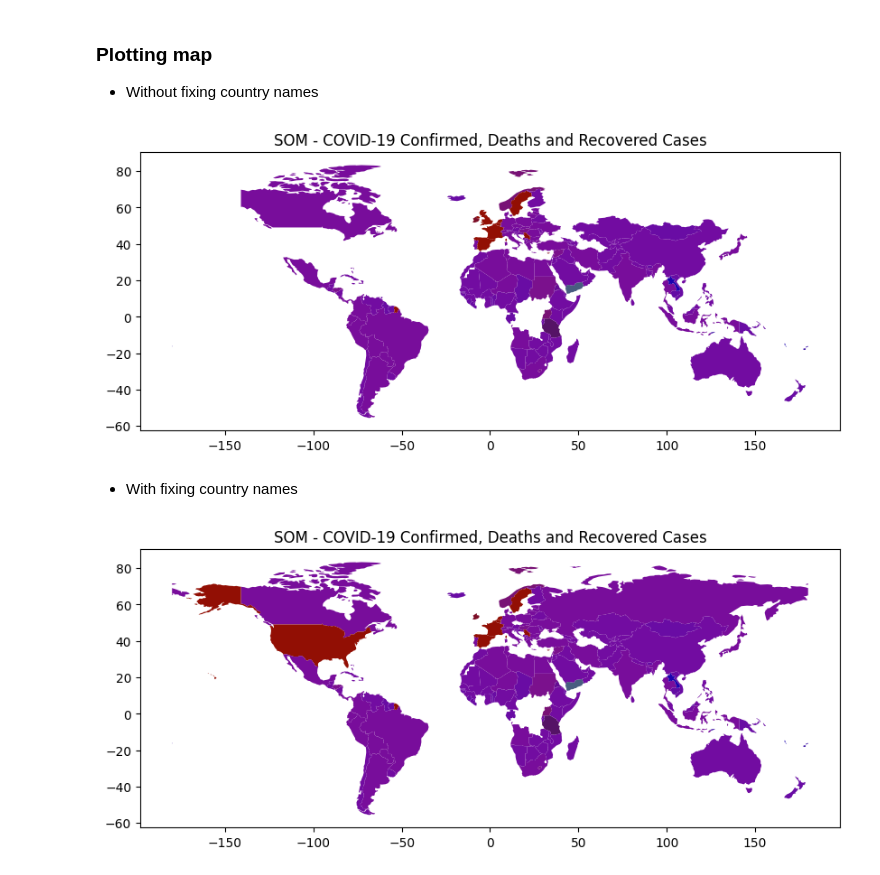
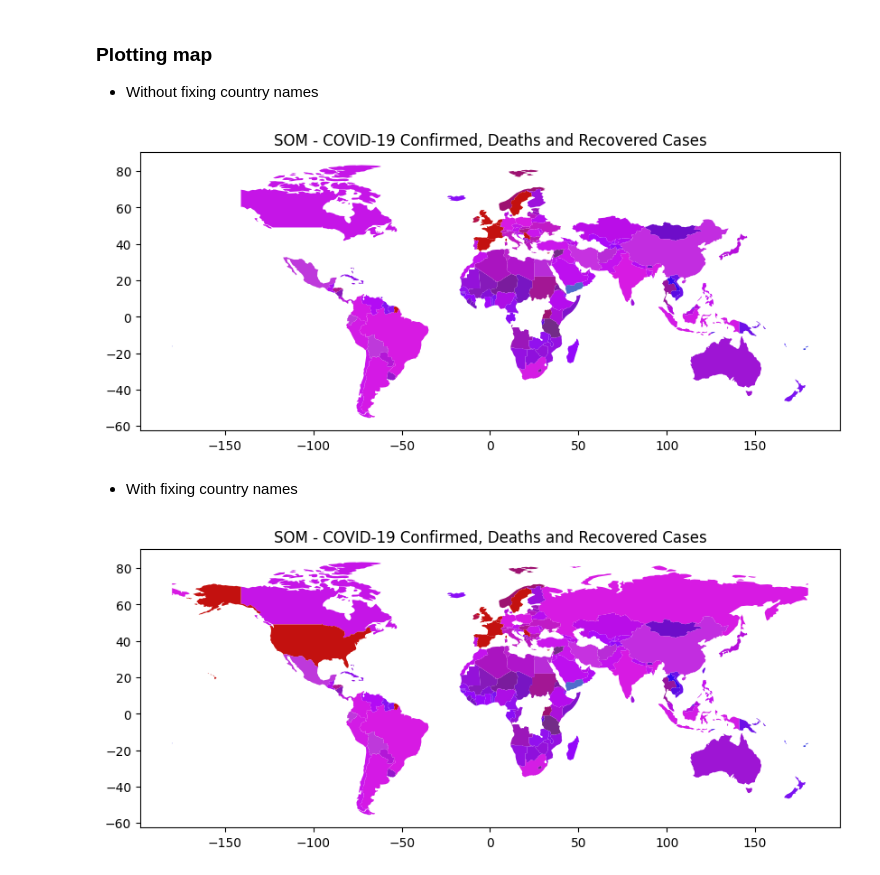
Before and after one commit to Jazzel/CI-HW-3, a Jupyter notebook: Q1_som_final.ipynb, the cells around one changed output. Saved outputs shown, nothing was run; the diff lists cells and outputs as text; code cells hidden in the pictures.

```diff
--- a/Q1_som_final.ipynb
+++ b/Q1_som_final.ipynb
@@ -118,7 +115,7 @@ class SOM:
                 distance_to_bmu = pow((twod_index[0] - index_bmu[0])**2 + (twod_index[1] - index_bmu[1])**2, 1/2) #euclidean distance between BMU and the node
                 if distance_to_bmu < radius_decay: #if the distance is less than the radius decay then update the weights
                     theta = math.exp(-((distance_to_bmu**2)/(2*(radius_decay**2)))) #neighbourhood function
-                    self.weights[index] = self.weights[index] + learning_decay * theta * ([confirmed * 0.7, deaths * 0.7, recovered * 0.7, 1] - self.weights[index]) #weights updated
+                    self.weights[index] = self.weights[index] + learning_decay * theta * ([confirmed, deaths, recovered, 1] - self.weights[index]) #weights updated
 
             learning_decay = self.learning_decay_rate * math.exp((-i/self.iterations)) #updating learning decay rate
             radius_decay = self.radius_decay_rate * math.exp((-i/self.iterations)) #updating radius decay rate
@@ -178,13 +176,11 @@ data.describe()
 iterations = 4000 #number of iterations chosen
 learning_decay_rate = 0.2 #initial learning decay rate
 radius_decay_rate = 5 #initial radius decay rate
-
 grid = 10 #grid size given
 grid_size = (grid, grid)
 sub_grid_size = grid//2 #sub grid size given initially for raduis for finding neighbours
 nodes = grid * grid
-
-weights = np.random.rand(nodes, 4) * 0.9 + 0.1 # initializing weights randomly
+weights = np.random.rand(nodes, 4) * 0.99 + 0.01 # initializing weights randomly
 
 som = SOM(iterations=iterations, learning_decay_rate=learning_decay_rate, radius_decay_rate=radius_decay_rate, weights=weights, grid=grid, nodes=nodes, data=data)
 # %% [markdown]
@@ -221,39 +212,40 @@ world.plot(ax=ax, color=world['color'], legend=True) #plotting the world map
 plt.title('SOM - COVID-19 Confirmed, Deaths and Recovered Cases')
 plt.show()
 # %% [output]
-[figure, old version]
+[figure, new version]
 # %% [markdown]
 
 - With fixing country names
 # %%
 # Fixing country names in colored data
 
 fixed_data = colored_data.copy()
 
 fixed_data = fixed_data.replace({'country': {
     'United States': 'United States of America',
     'Czechia': 'Czech Republic',
+    'Cote d\'Ivoire': "Côte d'Ivoire",
+    'Congo (Kinshasa)': 'Congo',
     'Bosnia and Herz.': 'Bosnia and Herzegovina',
-    'Central African Rep.': 'Central African Republic',
     'Dem. Rep. Congo': 'Democratic Republic of the Congo',
     'Dominican Rep.': 'Dominican Republic',
     'Eq. Guinea': 'Equatorial Guinea',
     'eSwatini': 'Eswatini',
     "Russian Federation": "Russia",
     'Solomon Is.': 'Solomon Islands',
-    'S. Sudan': 'South Sudan',
+    'South Sudan': 'Sudan',
     'Trinidad and Tobago': 'Trinidad & Tobago',
-    'United Kingdom': 'United Kingdom of Great Britain and Northern Ireland',
+    'Taiwan*': 'Taiwan',
     'United Rep. of Tanzania': 'United Republic of Tanzania',
     'Vatican': 'Vatican City'}})
 
 world = gpd.read_file(gpd.datasets.get_path('naturalearth_lowres'))
 
 world = world.merge(fixed_data, left_on='name', right_on='country')
 
 fig, ax = plt.subplots(figsize=(10, 10))
 world.plot(ax=ax, color=world['color'], legend=True)
 plt.title('SOM - COVID-19 Confirmed, Deaths and Recovered Cases')
 plt.show()
 # %% [output]
-[figure, old version]
+[figure, new version]
```
Also changed, not shown: parts of 6 cells of this notebook, 1 other file.
